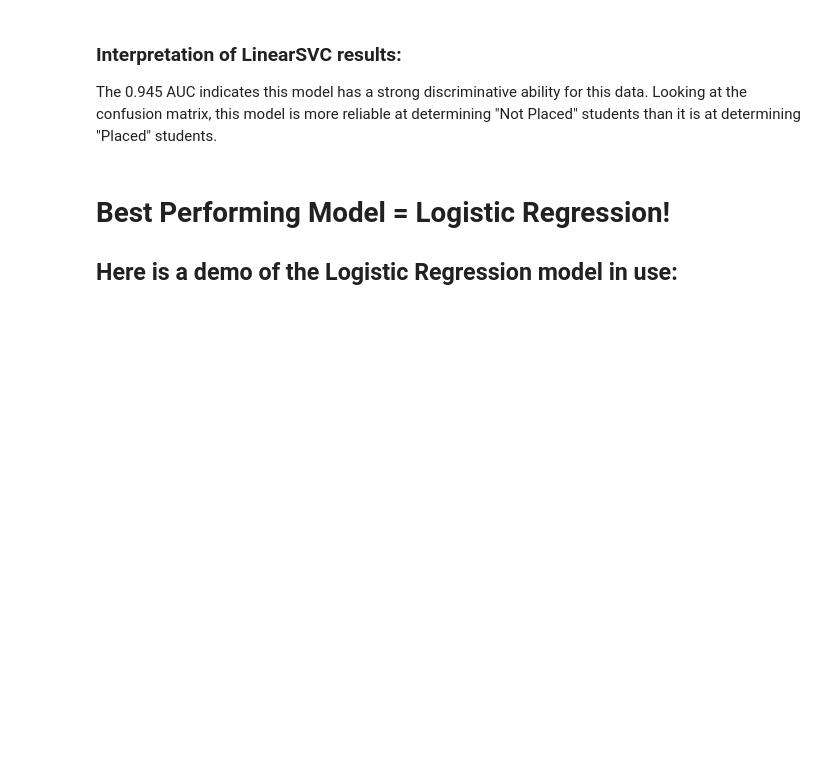
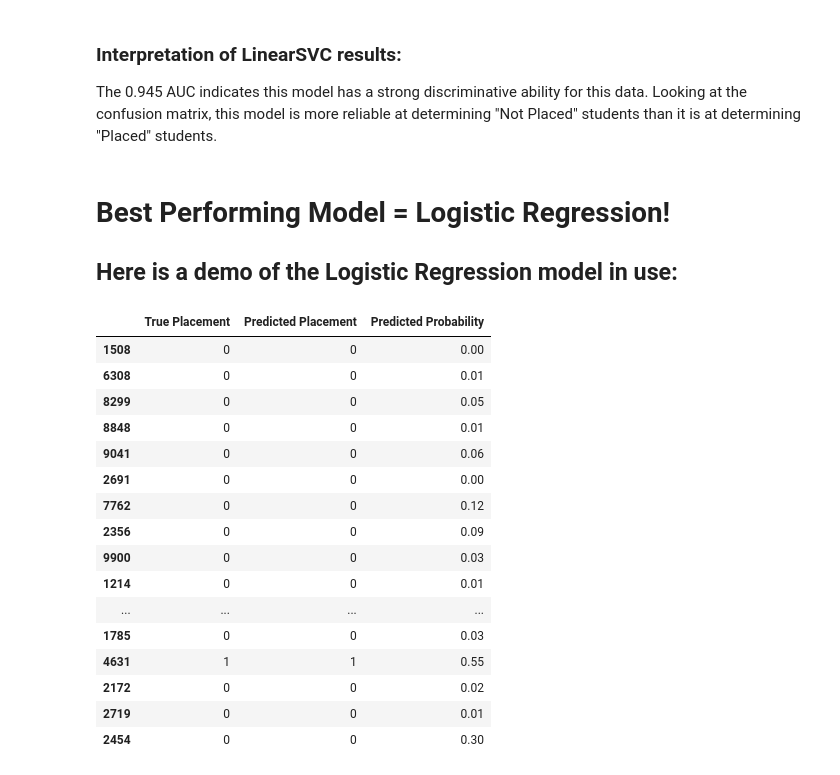
Before and after one commit to Kate-Zilla/Graduate-Employability, a Jupyter notebook: employability.ipynb, the cells around one changed output. Cells and saved outputs as stored; diff of their text form; code cells hidden in the pictures; blank space fills up the shorter version.

```diff
--- a/employability.ipynb
+++ b/employability.ipynb
@@ -645,3 +645,40 @@ The 0.945 AUC indicates this model has a strong discriminative ability for this
 # Best Performing Model = Logistic Regression!
 
 ## Here is a demo of the Logistic Regression model in use:
+# %%
+#For an example, I'll pick 25 random rows from the test set
+idx = np.random.choice(X_test2.index, size=25, replace=False)
+sample = X_test2.loc[idx]
+true_labels = y_test2.loc[idx]
+
+#predict
+probs = LogReg.predict_proba(sample)[:, 1]   #probability of "Placed"
+preds = LogReg.predict(sample)
+
+#Build DataFrame
+results_df = pd.DataFrame({
+    "True Placement": true_labels.values,
+    "Predicted Placement": preds,
+    "Predicted Probability": probs.round(2)
+}, index=idx)
+
+#display results
+results_df
+# %% [output]
+|  | True Placement | Predicted Placement | Predicted Probability |
+| 1508 | 0 | 0 | 0.00 |
+| 6308 | 0 | 0 | 0.01 |
+| 8299 | 0 | 0 | 0.05 |
+| 8848 | 0 | 0 | 0.01 |
+| 9041 | 0 | 0 | 0.06 |
+| 2691 | 0 | 0 | 0.00 |
+| 7762 | 0 | 0 | 0.12 |
+| 2356 | 0 | 0 | 0.09 |
+| 9900 | 0 | 0 | 0.03 |
+| 1214 | 0 | 0 | 0.01 |
+| ... | ... | ... | ... |
+| 1785 | 0 | 0 | 0.03 |
+| 4631 | 1 | 1 | 0.55 |
+| 2172 | 0 | 0 | 0.02 |
+| 2719 | 0 | 0 | 0.01 |
+| 2454 | 0 | 0 | 0.30 |
```
Also changed, not shown: parts of 1 cell of this notebook.
